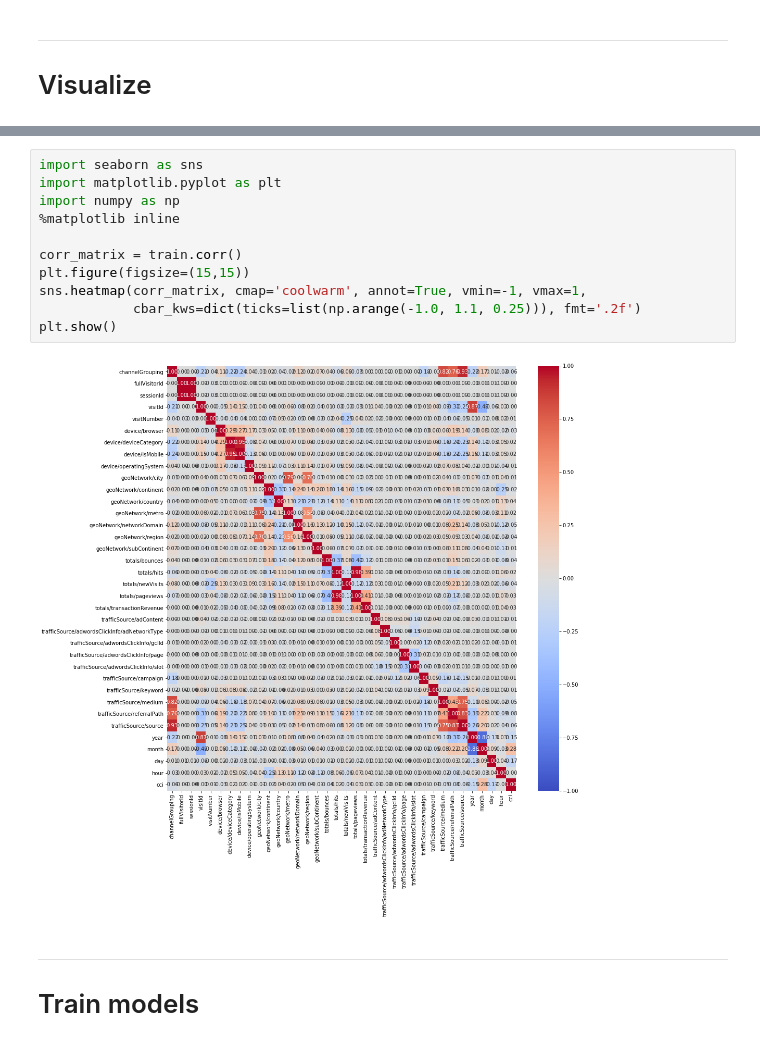
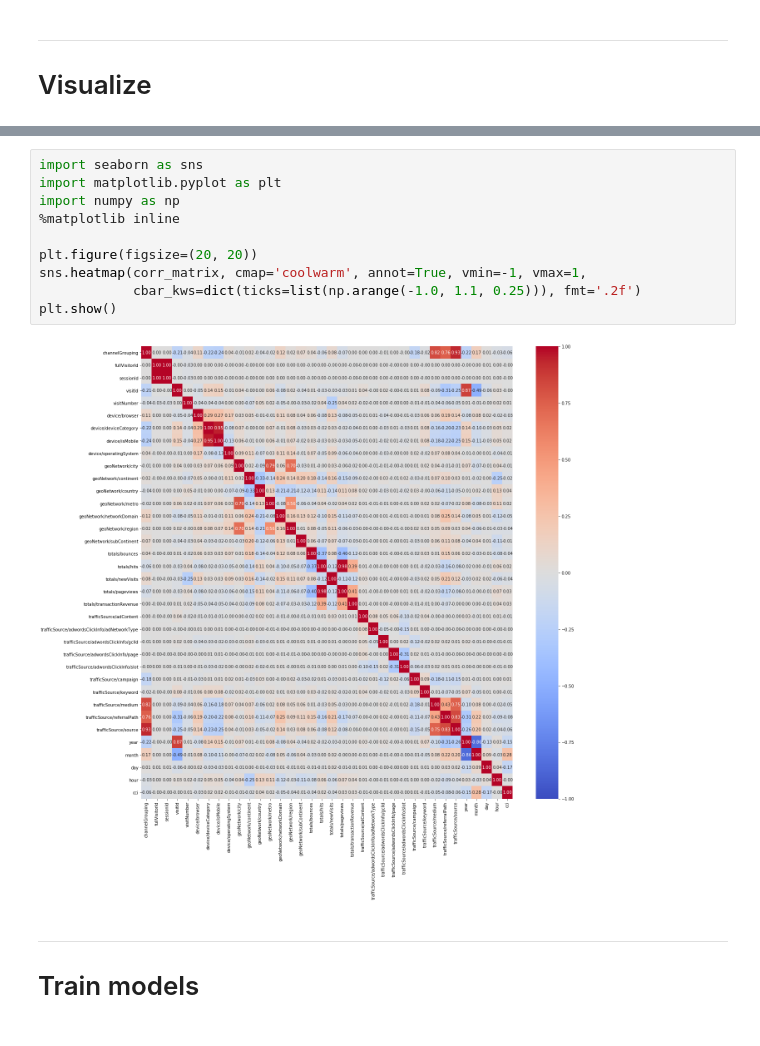
Before and after one commit to milto-github/kaggle-google-analytics, a Jupyter notebook: main_notebook.ipynb, the cells around one changed output, grey strips where cells are left out. Drawn from its saved outputs; the diff is of its cells as text.

Commit message:
some more corr stuff added

```diff
--- a/main_notebook.ipynb
+++ b/main_notebook.ipynb
@@ -222,16 +223,15 @@ train.corr()
 # %%
 import seaborn as sns
 import matplotlib.pyplot as plt
 import numpy as np
 %matplotlib inline
 
-corr_matrix = train.corr()
-plt.figure(figsize=(15,15))
+plt.figure(figsize=(20, 20))
 sns.heatmap(corr_matrix, cmap='coolwarm', annot=True, vmin=-1, vmax=1,
             cbar_kws=dict(ticks=list(np.arange(-1.0, 1.1, 0.25))), fmt='.2f')
 plt.show()
 # %% [output]
-[figure, old version]
+[figure, new version]
 # %% [markdown]
 ---
 # Train models
```
Also changed, not shown: parts of 3 cells of this notebook.
